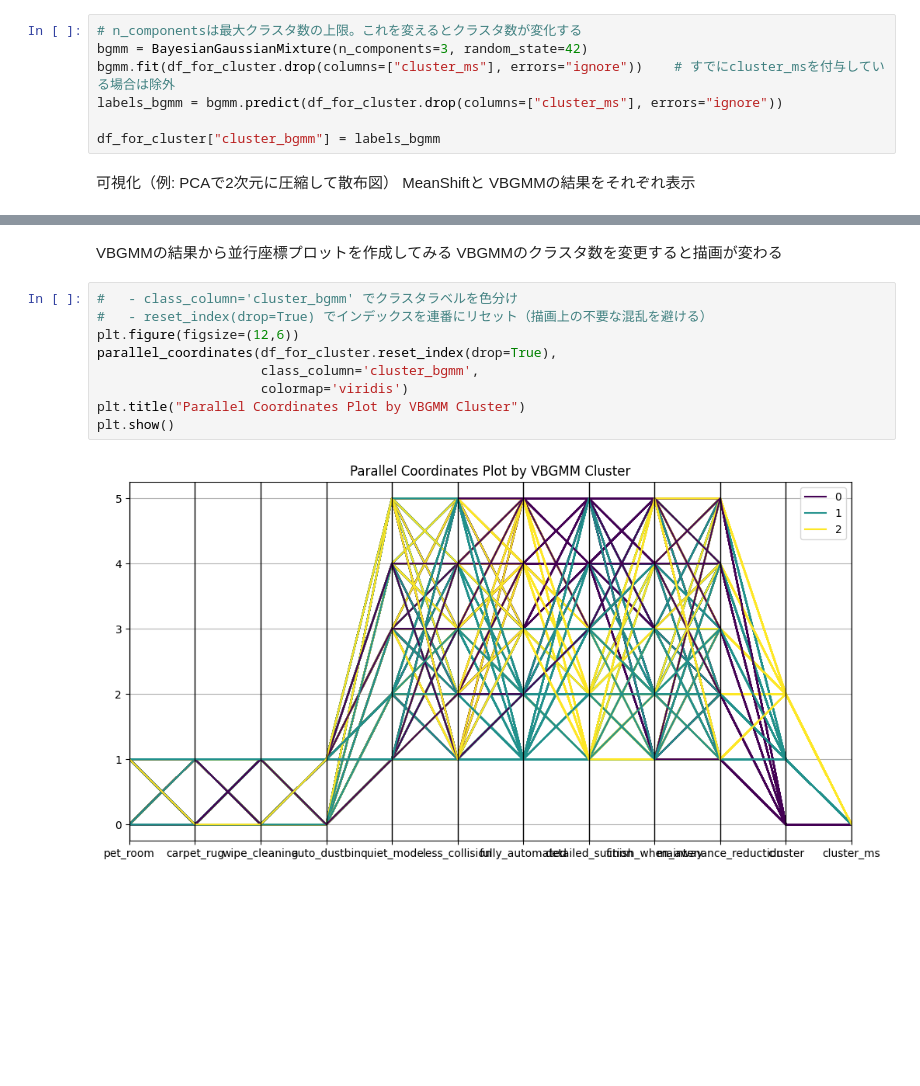
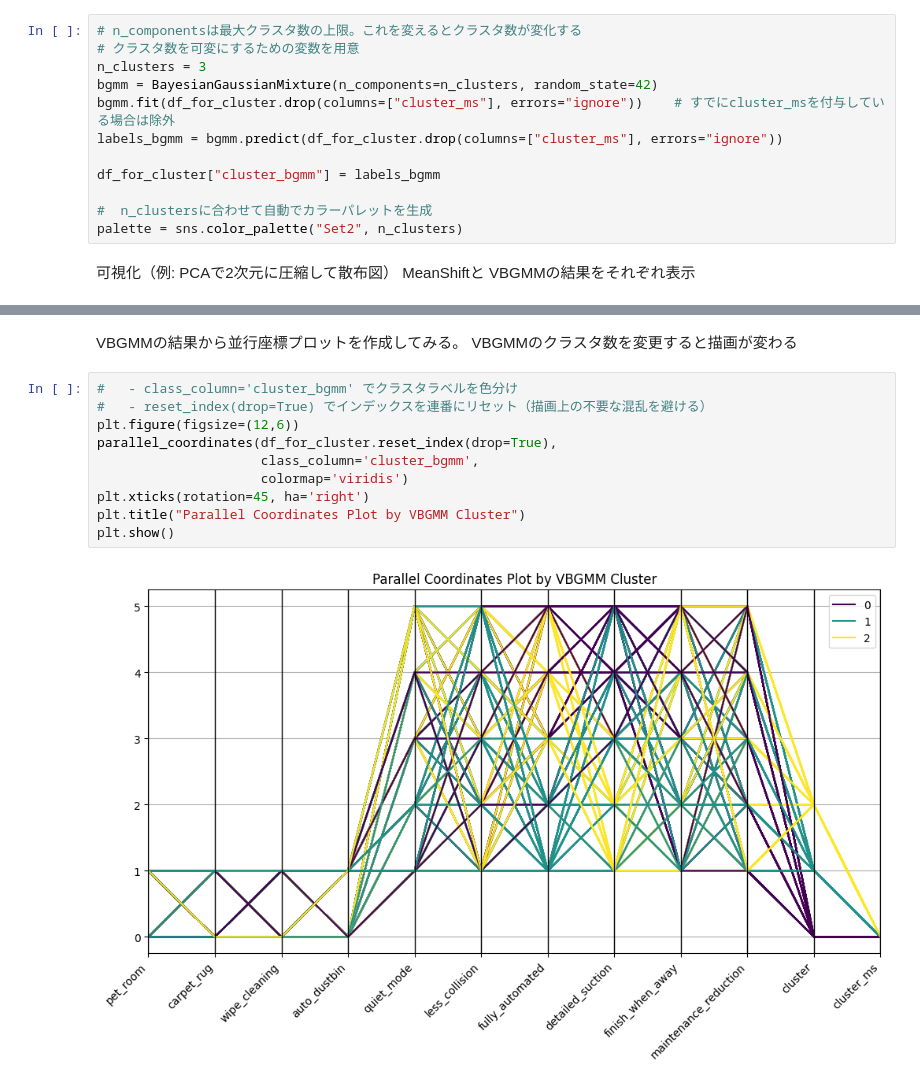
Before and after one commit to emon0415/team_wwww, a Jupyter notebook: wwww.ipynb, the cells around one changed output, grey strips where cells are left out. Drawn from its saved outputs; the diff is of its cells as text; blank space fills up the shorter version.

```diff
--- a/wwww.ipynb
+++ b/wwww.ipynb
@@ -248,11 +249,16 @@ MeanShiftの推定クラスタ数: 1
 BayesianGaussianMixture (VBGMM)（教師なし学習）
 # %%
 # n_componentsは最大クラスタ数の上限。これを変えるとクラスタ数が変化する
-bgmm = BayesianGaussianMixture(n_components=3, random_state=42)
+# クラスタ数を可変にするための変数を用意
+n_clusters = 3
+bgmm = BayesianGaussianMixture(n_components=n_clusters, random_state=42)
 bgmm.fit(df_for_cluster.drop(columns=["cluster_ms"], errors="ignore"))    # すでにcluster_msを付与している場合は除外
 labels_bgmm = bgmm.predict(df_for_cluster.drop(columns=["cluster_ms"], errors="ignore"))
 
 df_for_cluster["cluster_bgmm"] = labels_bgmm
+
+#  n_clustersに合わせて自動でカラーパレットを生成
+palette = sns.color_palette("Set2", n_clusters)
 # %% [markdown]
 可視化（例: PCAで2次元に圧縮して散布図）
 MeanShiftと VBGMMの結果をそれぞれ表示
@@ -279,14 +290,15 @@ plt.show()
 # %% [markdown]
-VBGMMの結果から並行座標プロットを作成してみる
+VBGMMの結果から並行座標プロットを作成してみる。
 VBGMMのクラスタ数を変更すると描画が変わる
 # %%
 #   - class_column='cluster_bgmm' でクラスタラベルを色分け
 #   - reset_index(drop=True) でインデックスを連番にリセット（描画上の不要な混乱を避ける）
 plt.figure(figsize=(12,6))
 parallel_coordinates(df_for_cluster.reset_index(drop=True),
                      class_column='cluster_bgmm',
                      colormap='viridis')
+plt.xticks(rotation=45, ha='right')
 plt.title("Parallel Coordinates Plot by VBGMM Cluster")
 plt.show()
 # %% [output]
-[figure, old version]
+[figure, new version]
```
Also changed, not shown: parts of 3 cells of this notebook.
